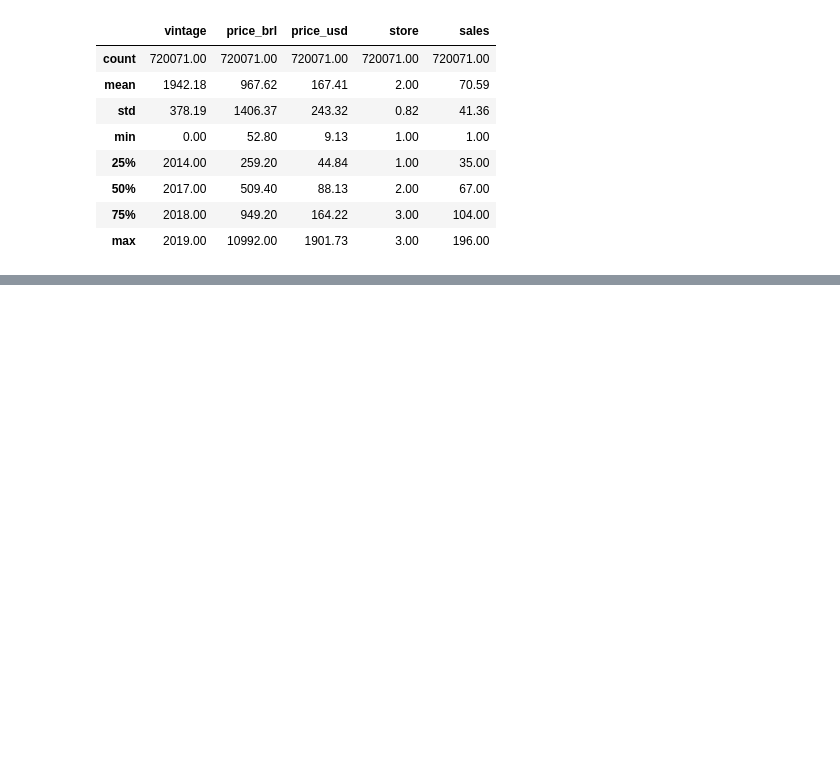
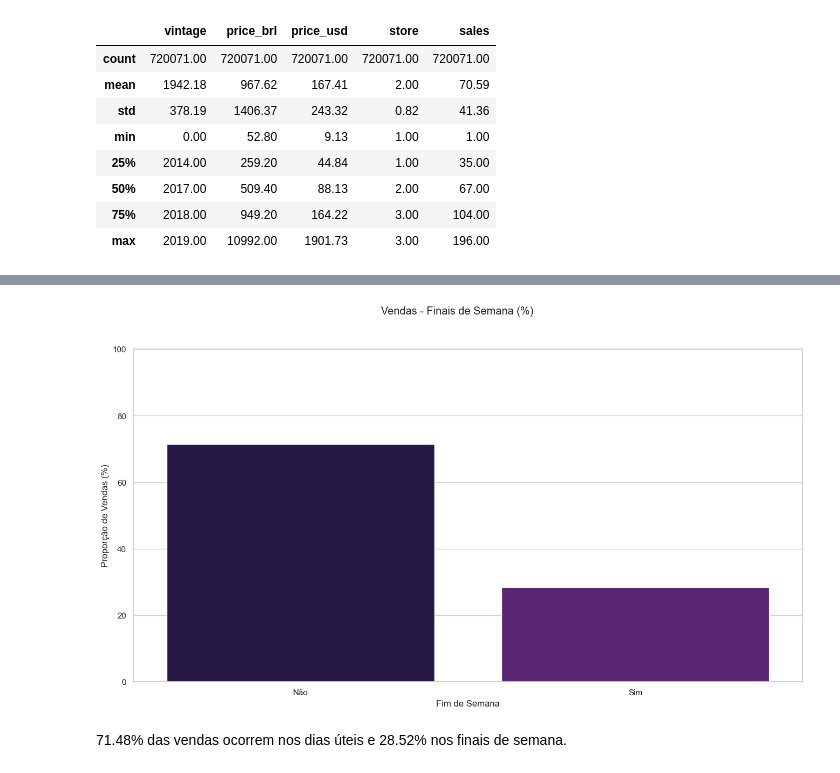
Before and after one commit to danielesantiago/Data-Science, a Jupyter notebook: Análises/Previsão de Demanda de Vinhos com Séries Temporais.ipynb, the cells around one changed output, grey strips where cells are left out. Cells and saved outputs as stored; diff of their text form; code cells hidden in the pictures; blank space fills up the shorter version.

```diff
--- a/Análises/Previsão de Demanda de Vinhos com Séries Temporais.ipynb
+++ b/Análises/Previsão de Demanda de Vinhos com Séries Temporais.ipynb
@@ -379,0 +476,24 @@ round(store.describe(),2)
+# %%
+total_sales = store['amount_spent'].sum()
+weekend_sales = store.groupby('Weekend')['amount_spent'].sum()
+weekend_proportion = round(weekend_sales / total_sales * 100,2)
+# %%
+# criar um novo DataFrame com as informações de proporção de vendas
+weekend_df = pd.DataFrame({'Weekend': ['Não', 'Sim'], 'Proporção de Vendas': weekend_proportion})
+
+# plotar o gráfico de barras
+fig, ax = plt.subplots(figsize=(16, 8))
+sns.barplot(x='Weekend', y='Proporção de Vendas', data=weekend_df, ax=ax)
+
+# configurar os eixos e título do gráfico
+ax.set_ylabel('Proporção de Vendas (%)')
+ax.set_xlabel('Fim de Semana')
+ax.set_ylim([0, 100])
+fig.suptitle('Vendas - Finais de Semana (%)')
+
+# exibir o gráfico
+plt.show()
+# %% [output]
+[figure, added]
+# %% [markdown]
+71.48% das vendas ocorrem nos dias úteis e 28.52% nos finais de semana.
```
Also changed, not shown: parts of 54 cells of this notebook.
